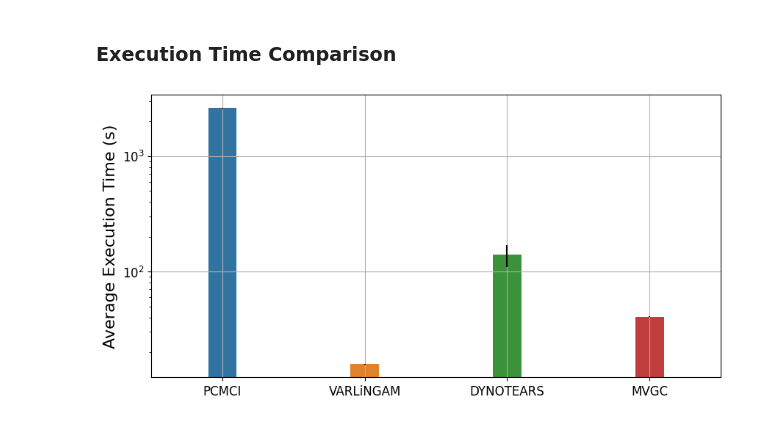
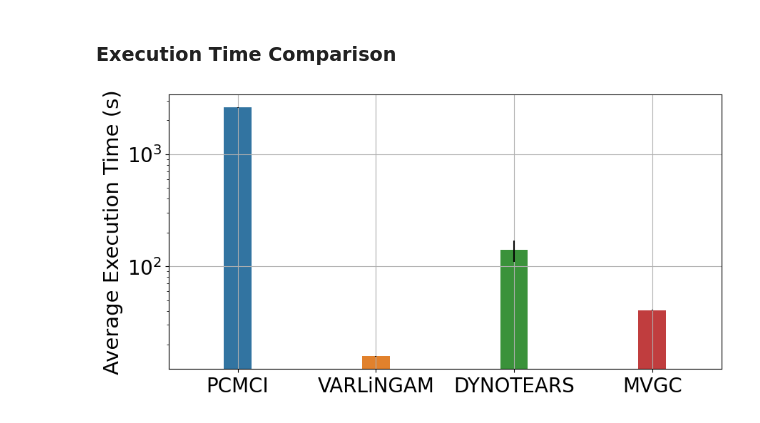
Before and after one commit to nozarilab/2023Arab_CaLLTiF, a Jupyter notebook: Simulated fMRI Causality/causality_methods_simulated_small_degree_macaque.ipynb, the cells around one changed output. Saved outputs shown, nothing was run; the diff lists cells and outputs as text; code cells hidden in the pictures.

```diff
--- a/Simulated fMRI Causality/causality_methods_simulated_small_degree_macaque.ipynb
+++ b/Simulated fMRI Causality/causality_methods_simulated_small_degree_macaque.ipynb
@@ -1358,21 +1650,21 @@ Text(0, 0.5, 'Adjacency F1 score')
 # %%
 labels = ['PCMCI', 'VARLiNGAM','DYNOTEARS','MVGC']
 palette = sns.color_palette()
 
 # create some sample data
 means = [np.mean(np.array(pcmci_execution_time_at_best)), np.mean(np.array(varlingam_execution_time_at_best)), np.mean(np.array(dynotears_execution_time_at_best)), np.mean(np.array(mvgc_execution_time_at_best))]
 stds = [np.std(np.array(pcmci_execution_time_at_best)), np.std(np.array(varlingam_execution_time_at_best)), np.std(np.array(dynotears_execution_time_at_best)), np.std(np.array(mvgc_execution_time_at_best))]
 
 # create a bar plot with error bars
 plt.figure(figsize = (10,5))
 ax = plt.subplot()
 sns.barplot(x=labels, y=means, yerr=stds, capsize=0.5, width= 0.2)
 
 ax.set_xticks(np.arange(len(means)))
-ax.set_xticklabels(labels, fontsize = 12)
-ax.set_yticklabels(labels, fontsize = 12)
-ax.set_ylabel('Average Execution Time (s)', fontsize = 16)
+ax.set_xticklabels(labels, fontsize = 20)
+ax.set_yticklabels(labels, fontsize = 20)
+ax.set_ylabel('Average Execution Time (s)', fontsize = 21)
 plt.yscale('log')
 ax.grid()
 # %% [output]
-[figure, old version]
+[figure, new version]
```
Also changed, not shown: parts of 19 cells of this notebook, 12 other files.
